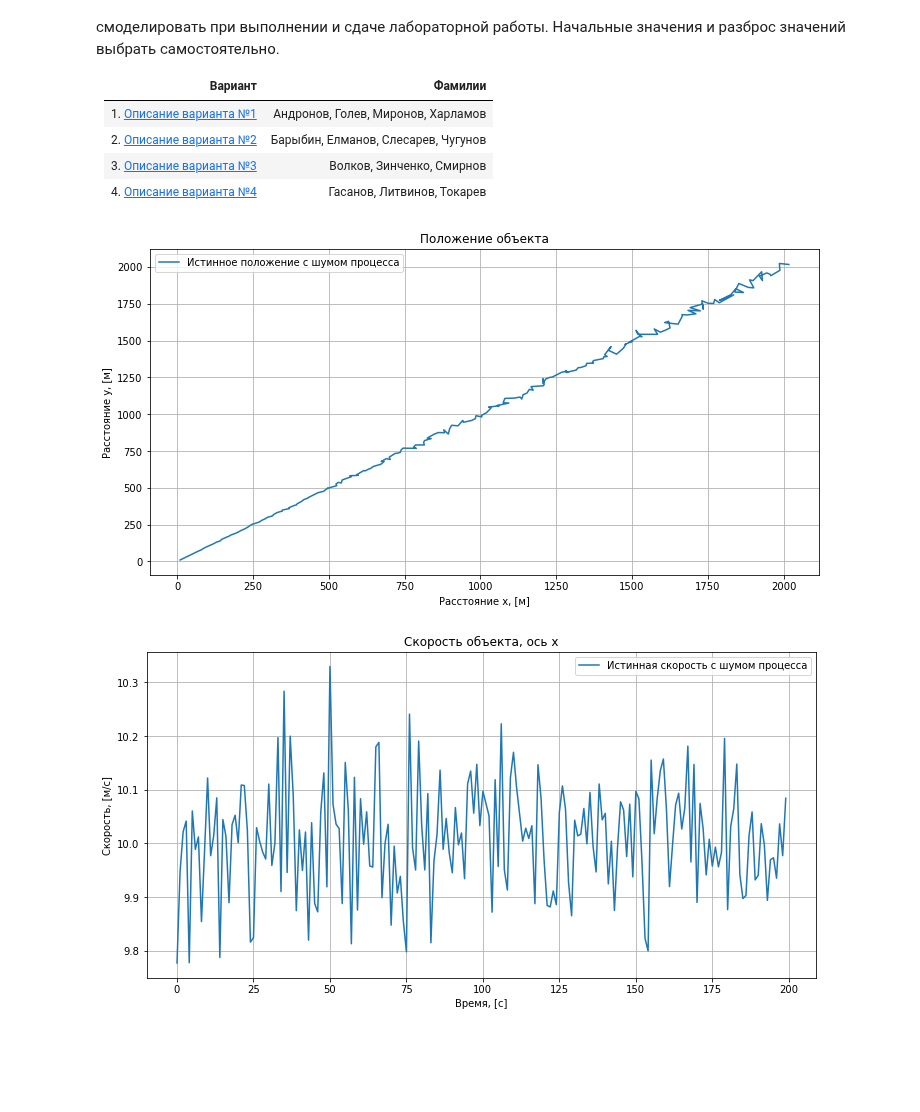
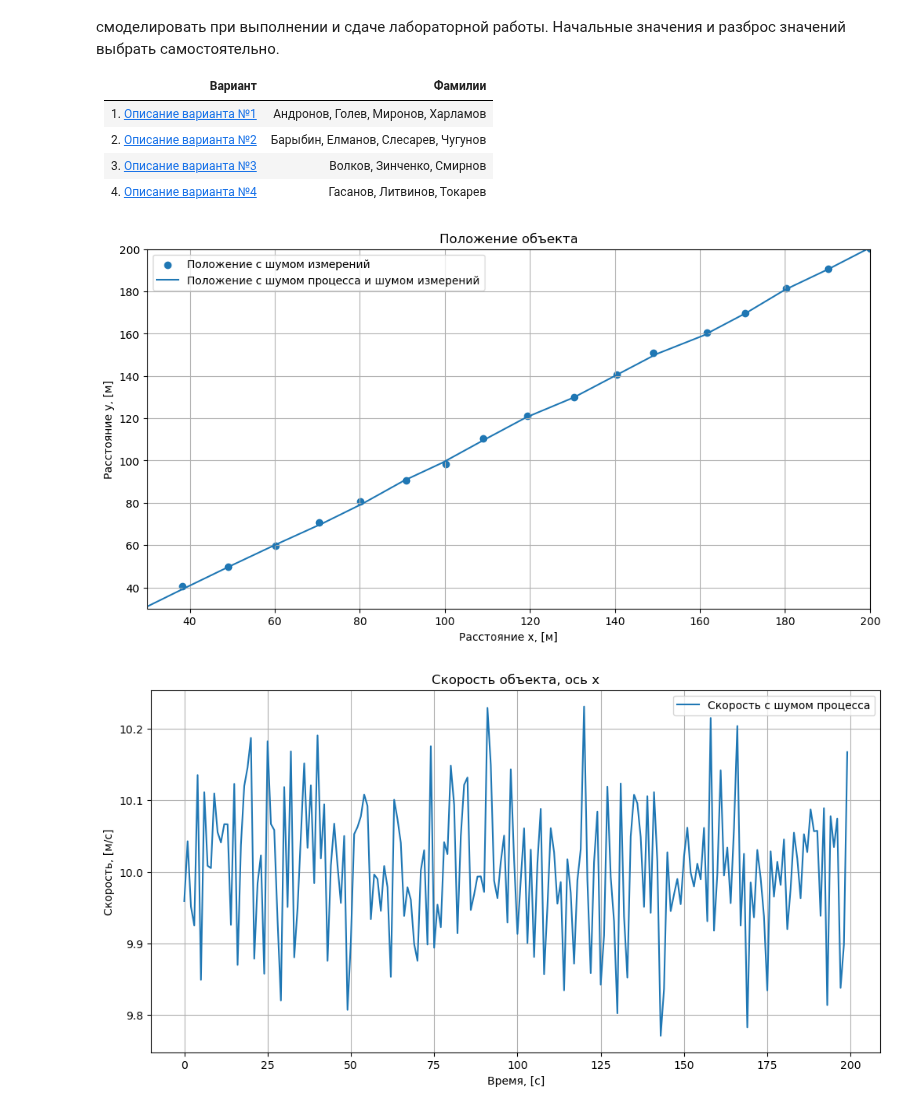
Before and after one commit to BROsandr/modeling_ius, a Jupyter notebook: lab3/lab03.ipynb, the cells around one changed output. Drawn from its saved outputs; the diff is of its cells as text; code cells hidden in the pictures; blank space fills up the shorter version.

```diff
--- a/lab3/lab03.ipynb
+++ b/lab3/lab03.ipynb
@@ -50,26 +33,60 @@ def generate_data(x0, y0, x_hat0, y_hat0, n):
+# %%
+def generate_data(x0, y0, x_hat0, y_hat0, n):
+    assert(n >= 200)
+
+    t = range(0, n)
+    x_true = []
+    x_curr = x0
+    for ti in t:
+        x_true.append(x_curr + x_hat0 * ti)
+
+    y_true = []
+    y_curr = y0
+    for ti in t:
+        y_true.append(y_curr + y_hat0 * ti)
+
+    x_q_std = 0.5
+    y_q_std = 0.5
+    x_hat_q_std = 0.1
+    y_hat_q_std = 0.1
+    x_meas_std = 0.5
+    y_meas_std = 0.5
+
+    x_q = x_true + np.random.normal(0, x_q_std, len(t))
+    y_q = y_true + np.random.normal(0, y_q_std, len(t))
+    x_hat_q = x_hat0 + np.random.normal(0, x_hat_q_std, len(t))
+    y_hat_q = y_hat0 + np.random.normal(0, y_hat_q_std, len(t))
+
+    x_meas = x_q + np.random.normal(0, x_meas_std, len(t))
+    y_meas = y_q + np.random.normal(0, y_meas_std, len(t))
+
+    return (x_q, x_meas), (y_q, y_meas), x_hat_q, y_hat_q
 # %%
-x_true, y_true, x_hat, y_hat = generate_data(10, 10, 10, 10, 200)
+(x_q, x_meas), (y_q, y_meas), x_hat_q, y_hat_q = generate_data(10, 10, 10, 10, 200)
 
 # Визуализация сгенерированных данных
 t = range(0, 200)
 plt.figure(figsize=(12, 6))
-plt.plot(x_true, y_true, label='Истинное положение с шумом процесса')
+plt.scatter(x_meas, y_meas, label='Положение с шумом измерений')
+plt.plot(x_q, y_q, label='Положение с шумом процесса и шумом измерений')
 plt.xlabel('Расстояние x, [м]')
 plt.ylabel('Расстояние y, [м]')
 plt.legend()
 plt.grid()
 plt.title(f'Положение объекта')
+plt.ylim(30, 200)
+plt.xlim(30, 200)
 plt.show()
 
 # Визуализация сгенерированных данных
 plt.figure(figsize=(12, 6))
-plt.plot(t, x_hat, label='Истинная скорость с шумом процесса')
+plt.plot(t, x_hat_q, label='Скорость с шумом процесса')
 plt.xlabel('Время, [с]')
 plt.ylabel('Скорость, [м/с]')
 plt.legend()
 plt.grid()
 plt.title(f'Скорость объекта, ось x')
 plt.show()
 # %% [output]
-[figure, old version]
+[figure, new version]
-[figure, old version]
+[figure, new version]
```
Also changed, not shown: parts of 1 cell of this notebook.
